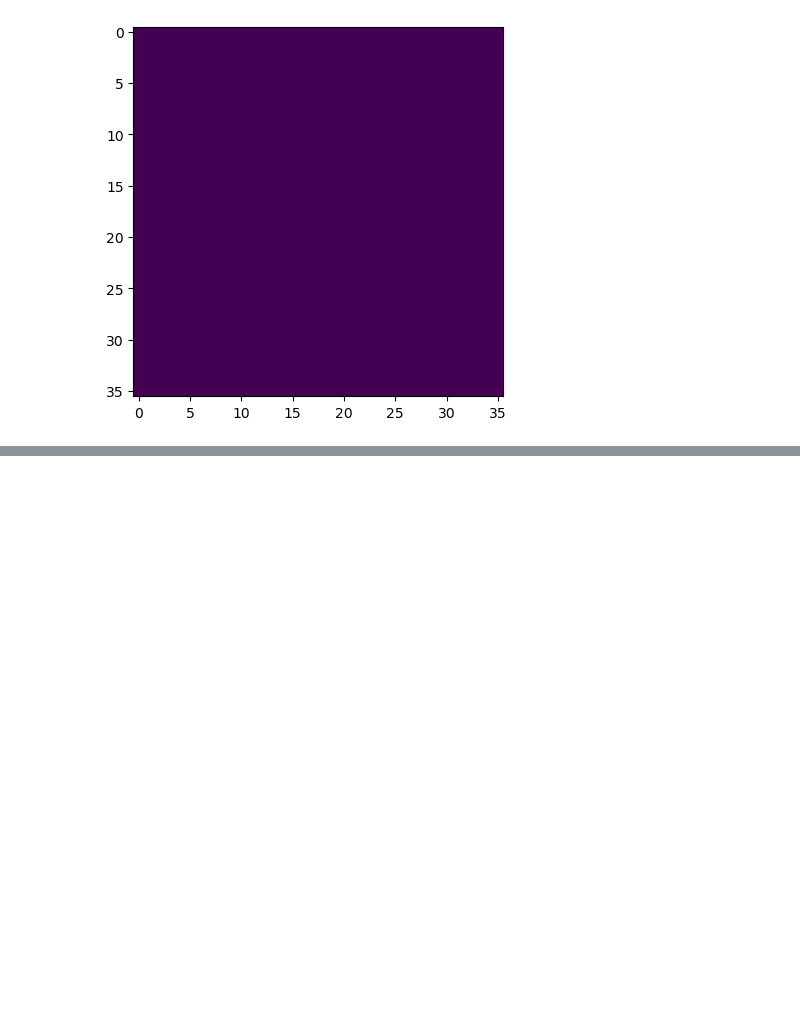
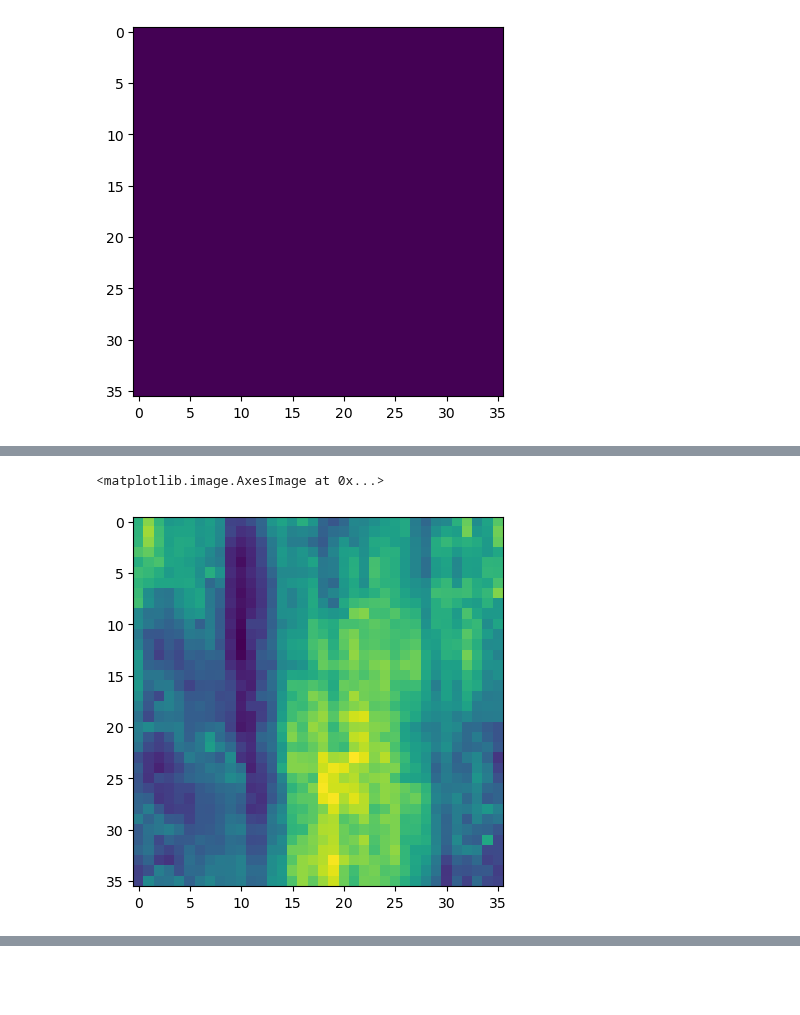
Before and after one commit to EllingtonKirby/Pipe-Corrosion-Detection, a Jupyter notebook: evaluation.ipynb, the cells around one changed output, grey strips where cells are left out. Cells and saved outputs as stored; diff of their text form; code cells hidden in the pictures; blank space fills up the shorter version.

```diff
--- a/evaluation.ipynb
+++ b/evaluation.ipynb
@@ -58,0 +64,5 @@ plt.imshow(labels_1)
+# %%
+plt.imshow(X_test[0].reshape(36, 36))
+# %% [output]
+<matplotlib.image.AxesImage at 0x...>
+[figure, added]
```
Also changed, not shown: parts of 7 cells of this notebook, 1 other file.
